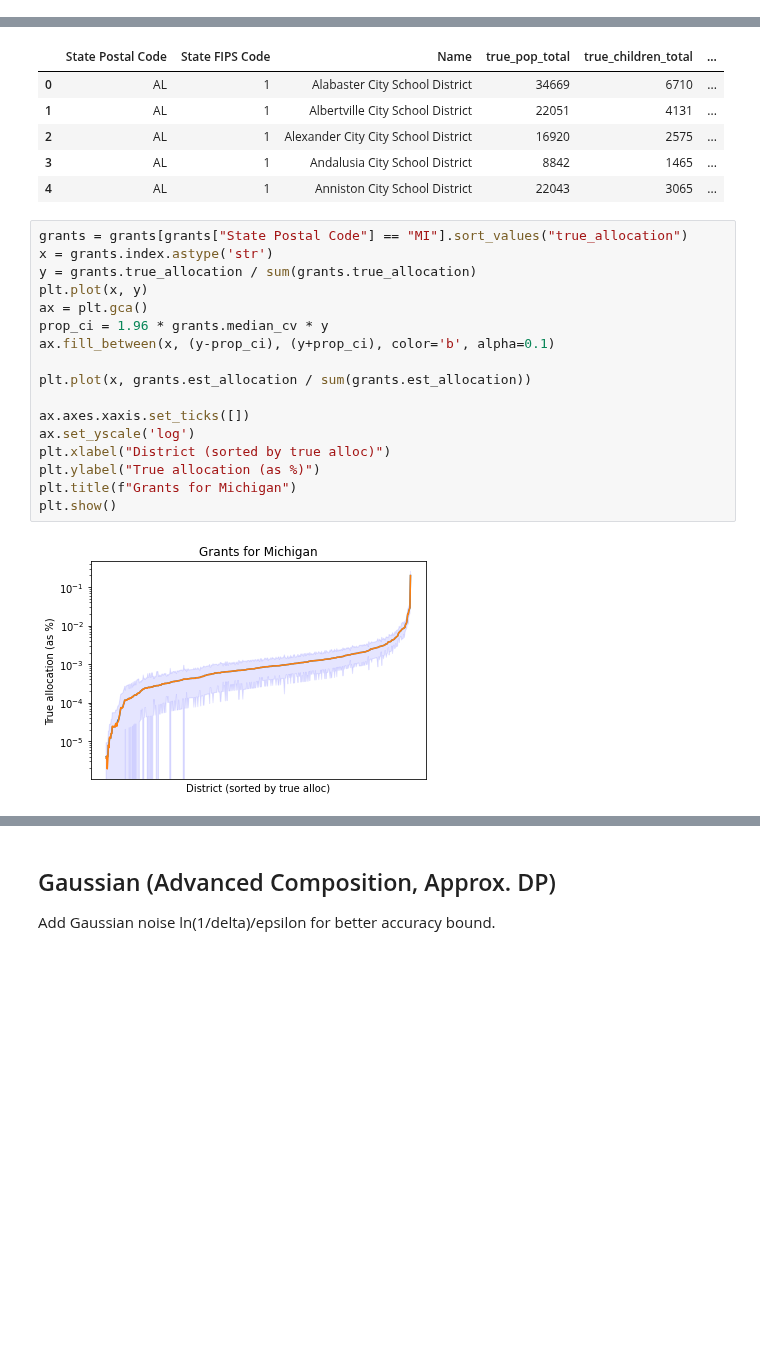
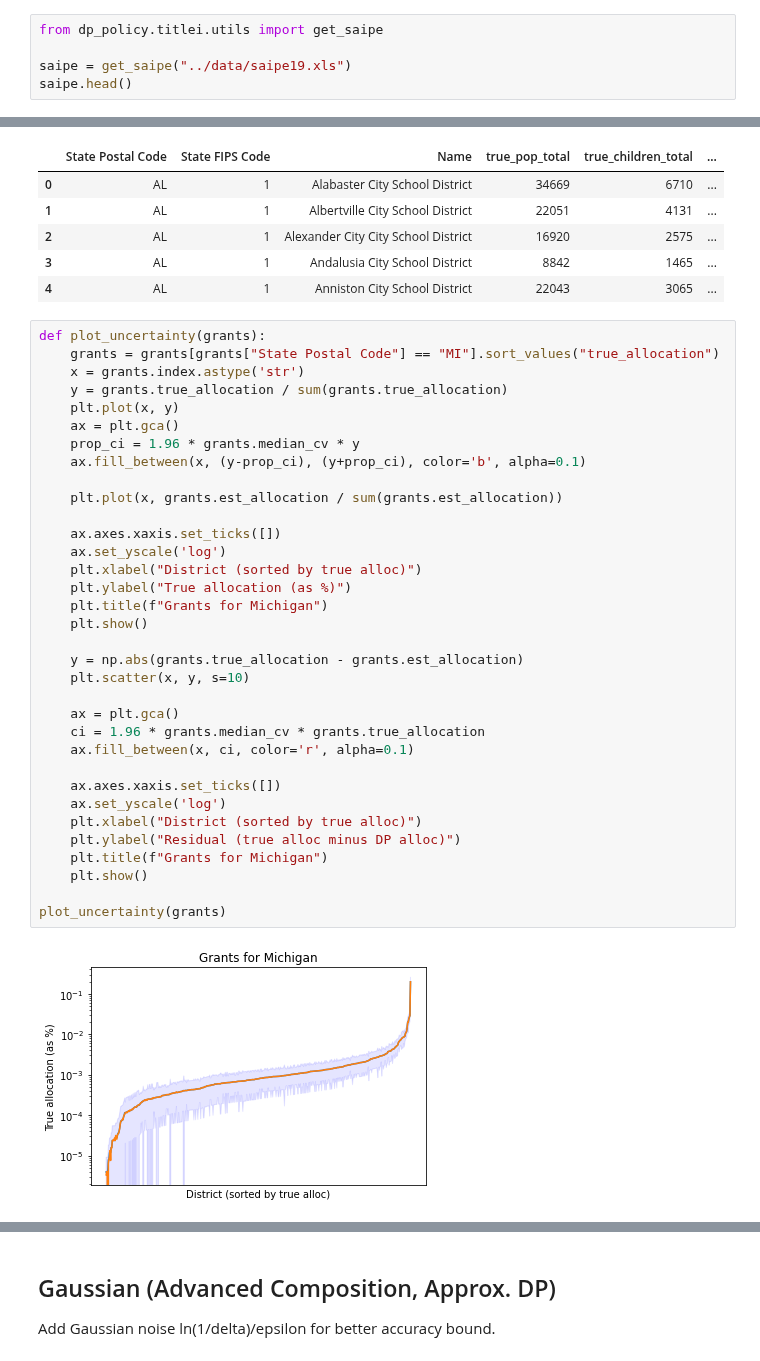
Before and after one commit to ryansteed/dp-policy, a Jupyter notebook: notebooks/titlei.ipynb, the cells around one changed output, grey strips where cells are left out. Cells and saved outputs as stored; diff of their text form; blank space fills up the shorter version.

```diff
--- a/notebooks/titlei.ipynb
+++ b/notebooks/titlei.ipynb
@@ -53,0 +30,5 @@ saipe.head()
+# %%
+from dp_policy.titlei.utils import get_saipe
+
+saipe = get_saipe("../data/saipe19.xls")
+saipe.head()
@@ -293,21 +290,38 @@ grants.head()
 | 3 | AL | 1 | Andalusia City School District | 8842 | 1465 | ... |
 | 4 | AL | 1 | Anniston City School District | 22043 | 3065 | ... |
 # %%
-grants = grants[grants["State Postal Code"] == "MI"].sort_values("true_allocation")
-x = grants.index.astype('str')
-y = grants.true_allocation / sum(grants.true_allocation)
-plt.plot(x, y)
-ax = plt.gca()
-prop_ci = 1.96 * grants.median_cv * y
-ax.fill_between(x, (y-prop_ci), (y+prop_ci), color='b', alpha=0.1)
+def plot_uncertainty(grants):
+    grants = grants[grants["State Postal Code"] == "MI"].sort_values("true_allocation")
+    x = grants.index.astype('str')
+    y = grants.true_allocation / sum(grants.true_allocation)
+    plt.plot(x, y)
+    ax = plt.gca()
+    prop_ci = 1.96 * grants.median_cv * y
+    ax.fill_between(x, (y-prop_ci), (y+prop_ci), color='b', alpha=0.1)
 
-plt.plot(x, grants.est_allocation / sum(grants.est_allocation))
+    plt.plot(x, grants.est_allocation / sum(grants.est_allocation))
 
-ax.axes.xaxis.set_ticks([])
-ax.set_yscale('log')
-plt.xlabel("District (sorted by true alloc)")
-plt.ylabel("True allocation (as %)")
-plt.title(f"Grants for Michigan")
-plt.show()
+    ax.axes.xaxis.set_ticks([])
+    ax.set_yscale('log')
+    plt.xlabel("District (sorted by true alloc)")
+    plt.ylabel("True allocation (as %)")
+    plt.title(f"Grants for Michigan")
+    plt.show()
+
+    y = np.abs(grants.true_allocation - grants.est_allocation)
+    plt.scatter(x, y, s=10)
+
+    ax = plt.gca()
+    ci = 1.96 * grants.median_cv * grants.true_allocation
+    ax.fill_between(x, ci, color='r', alpha=0.1)
+
+    ax.axes.xaxis.set_ticks([])
+    ax.set_yscale('log')
+    plt.xlabel("District (sorted by true alloc)")
+    plt.ylabel("Residual (true alloc minus DP alloc)")
+    plt.title(f"Grants for Michigan")
+    plt.show()
+
+plot_uncertainty(grants)
 # %% [output]
-[figure, old version]
+[figure, new version]
```
Also changed, not shown: parts of 23 cells of this notebook, 4 other files.
